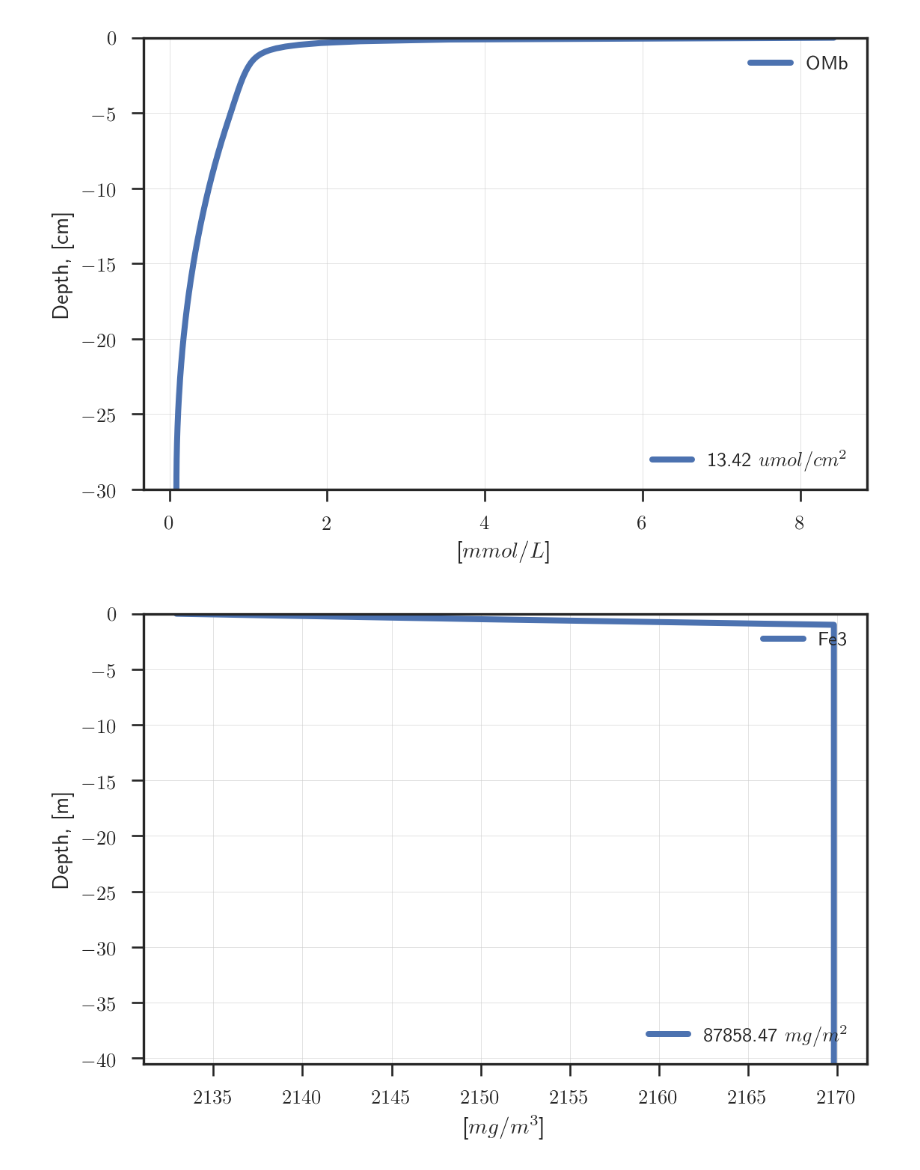
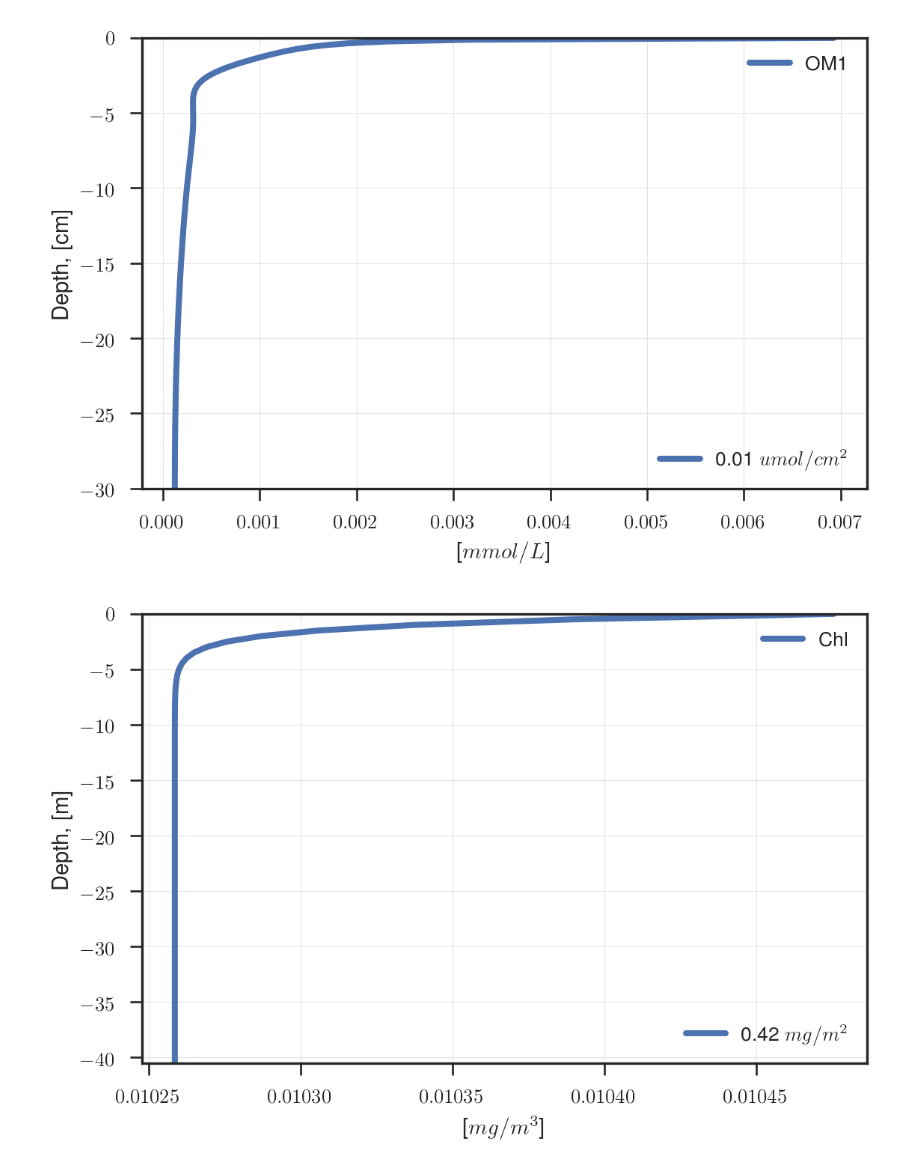
Before and after one commit to biogeochemistry/MyLake_v2_Vansjo, a Jupyter notebook: Postproc_code/results.ipynb, the cells around one changed output. Saved outputs shown, nothing was run; the diff lists cells and outputs as text; code cells hidden in the pictures.

```diff
--- a/Postproc_code/results.ipynb
+++ b/Postproc_code/results.ipynb
@@ -68,8 +68,8 @@ plotter.bulk_sediment_profile(['NO3zt','02zt'])
 # %%
-plotter.profile('sediment', ['OMbzt'])
+plotter.profile('sediment', ['OM1'])
 # %% [output]
-[figure, old version]
+[figure, new version]
 # %%
-plotter.profile('water-column', ['Fe3zt'])
+plotter.profile('water-column', ['Chl'])
 # %% [output]
-[figure, old version]
+[figure, new version]
```
Also changed, not shown: parts of 14 cells of this notebook, 3 other files.
